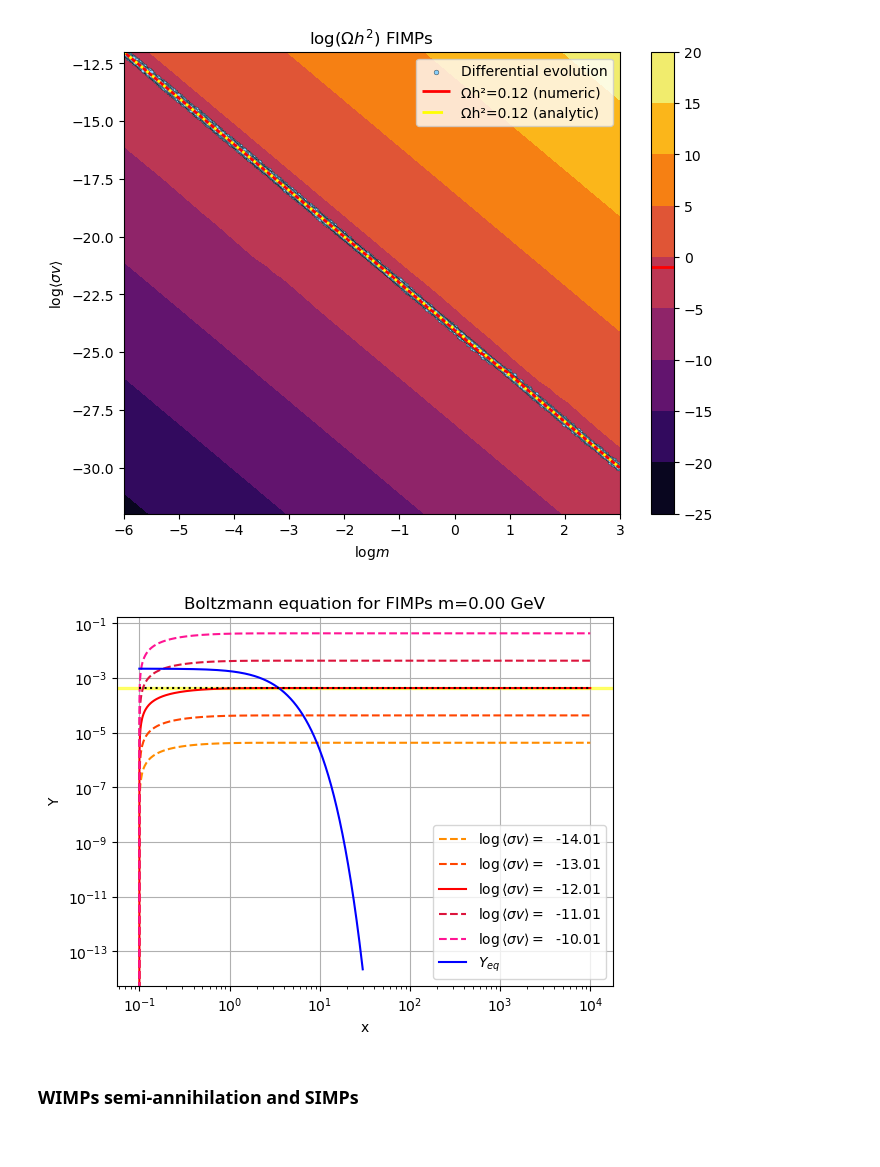
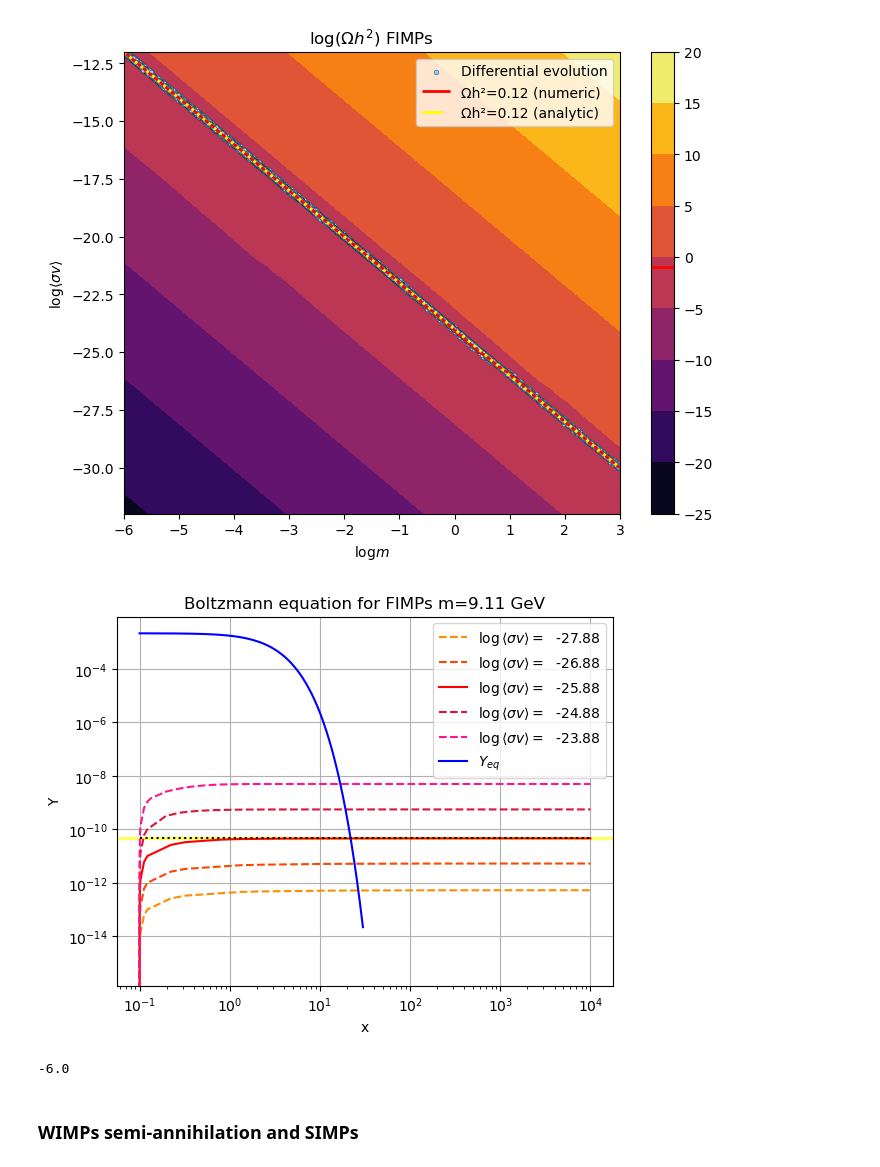
Before and after one commit to SantiagoJulioD/Trabajo_de_grado, a Jupyter notebook: Relic_density/relic_density.ipynb, the cells around one changed output. Cells and saved outputs as stored; diff of their text form; code cells hidden in the pictures.

Commit message:
correct FIMP graph

```diff
--- a/Relic_density/relic_density.ipynb
+++ b/Relic_density/relic_density.ipynb
@@ -657,35 +657,39 @@ v_F = pd.DataFrame(v_F)
 # %%
 xini = 0.1
 xfin = 1e4
-m_exp, s_exp = v_F[(v_W[0]>0.9) & (v_F[0]<1.1)].values[0]
+m_exp, s_exp = v_F[(v_F[0]>0.9) & (v_F[0]<1.1)].values[0]
 mass = 10.**m_exp
 sigma = 10.**s_exp
 Yini = 0.
 xss = np.linspace(xini,30,1000)
 Yfin = 4.3e-10/mass
 sol = solve_ivp(FIMPs, [xini,xfin], [Yini,], method='BDF', rtol=1e-8, atol=1e-10, args=(mass,sigma,g))
 sol_1 = solve_ivp(FIMPs, [xini,xfin], [Yini,], method='BDF', rtol=1e-8, atol=1e-10, args=(mass,sigma*10,g))
 sol_2 = solve_ivp(FIMPs, [xini,xfin], [Yini,], method='BDF', rtol=1e-8, atol=1e-10, args=(mass,sigma*100,g))
 sol_3 = solve_ivp(FIMPs, [xini,xfin], [Yini,], method='BDF', rtol=1e-8, atol=1e-10, args=(mass,sigma/10,g))
 sol_4 = solve_ivp(FIMPs, [xini,xfin], [Yini,], method='BDF', rtol=1e-8, atol=1e-10, args=(mass,sigma/100,g))
 plt.loglog(sol_4.t,sol_4.y[0],label=r'$\log\langle\sigma v\rangle=${s:8.2f}'.format(s=np.log10(sigma)-2),color='darkorange',linestyle='--')
 plt.loglog(sol_3.t,sol_3.y[0],label=r'$\log\langle\sigma v\rangle=${s:8.2f}'.format(s=np.log10(sigma)-1),color='orangered',linestyle='--')
 plt.loglog(sol.t,sol.y[0],label=r'$\log\langle\sigma v\rangle=${s:8.2f}'.format(s=np.log10(sigma)),color='r')
 plt.loglog(sol_1.t,sol_1.y[0],label=r'$\log\langle\sigma v\rangle=${s:8.2f}'.format(s=np.log10(sigma)+1),color='crimson',linestyle='--')
 plt.loglog(sol_2.t,sol_2.y[0],label=r'$\log\langle\sigma v\rangle=${s:8.2f}'.format(s=np.log10(sigma)+2),color='deeppink',linestyle='--')
 plt.loglog(xss,Yeq(xss,mass,g),label=r'$Y_{eq}$',color='b')
 plt.hlines(Yfin,xini,xfin,color='k',linestyle=':')
 plt.axhspan(0.9*Yfin,1.1*Yfin,0,1,color='yellow',alpha=0.5)
 #plt.ylim(2e-8,1e-2)
 plt.title(f'Boltzmann equation for FIMPs m={mass:.2f} GeV')
 plt.xlabel('x')
 plt.ylabel('Y')
 plt.grid()
 plt.legend()
 plt.savefig('Boltzmann_FIMP.pdf')
 plt.show()
 # %% [output]
-[figure, old version]
+[figure, new version]
+# %%
+m_exp
+# %% [output]
+-6.0
 # %% [markdown]
 ### WIMPs semi-annihilation and SIMPs
 # %%
```
Also changed, not shown: 1 other file.
